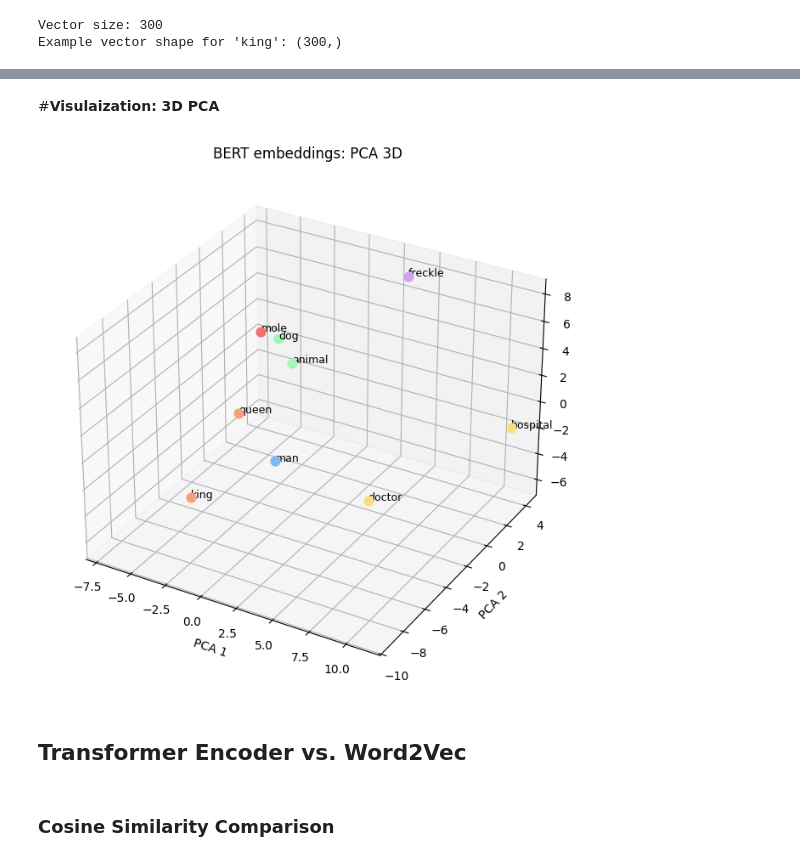
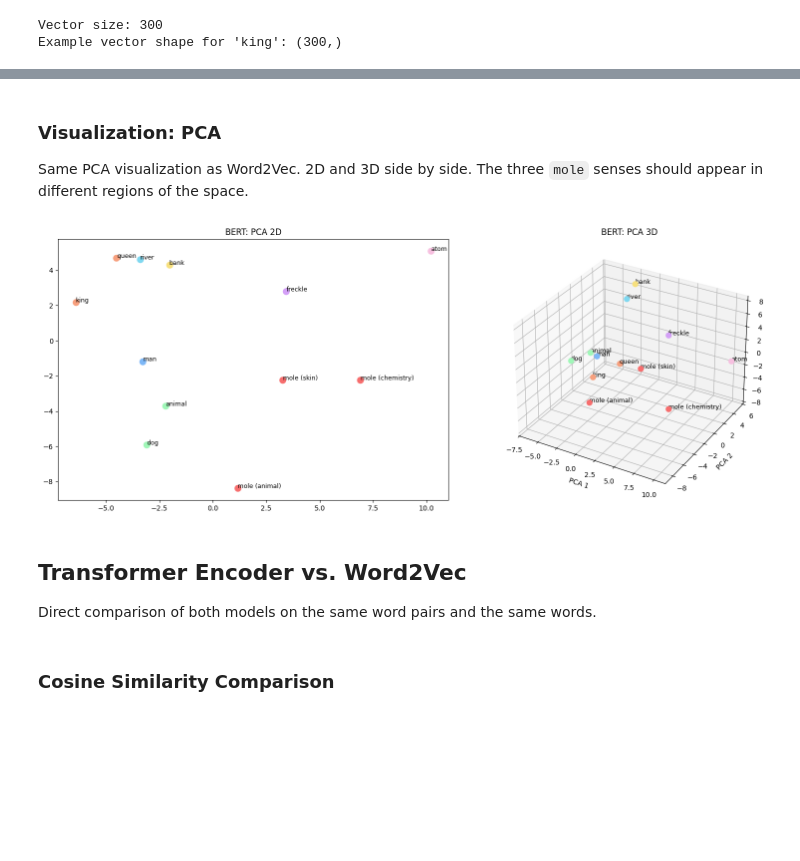
Before and after one commit to wlaszkiewicz/transformers-vs-word2vec, a Jupyter notebook: transformers_vs_word2vec.ipynb, the cells around one changed output, grey strips where cells are left out. Saved outputs shown, nothing was run; the diff lists cells and outputs as text; code cells hidden in the pictures; blank space fills up the shorter version.

```diff
--- a/transformers_vs_word2vec.ipynb
+++ b/transformers_vs_word2vec.ipynb
@@ -257,3 +298,5 @@ Notes:
 # %%
-bert_vectors = np.array([get_bert_embedding(sent, word)
-                         for word, sent in word_sentences.items()])
+bert_vectors = np.array([
+    get_bert_embedding(sent, target)
+    for label, (sent, target) in bert_sentences.items()
+])
@@ -262,10 +302,0 @@ bert_vectors = np.array([get_bert_embedding(sent, word)
-# %%
-bert_2d = PCA(n_components=2).fit_transform(bert_vectors)
-
-plt.figure(figsize=(10, 7))
-for word, (x, y) in zip(words, bert_2d):
-    color = group_colors[word_groups[word]]
-    plt.scatter(x, y, color=color, s=80)
-    plt.text(x + 0.01, y + 0.01, word, fontsize=9)
-plt.title('BERT embeddings: PCA 2D')
-plt.show()
@@ -274,22 +303,40 @@ plt.show()
-# %% [markdown]
-#**Visulaization: 3D PCA**
+# %% [markdown]
+### Visualization: PCA
+
+Same PCA visualization as Word2Vec. 2D and 3D side by side. The three `mole` senses should appear in different regions of the space.
 # %%
+bert_2d = PCA(n_components=2).fit_transform(bert_vectors)
 bert_3d_vecs = PCA(n_components=3).fit_transform(bert_vectors)
 
-fig = plt.figure(figsize=(10, 8))
-ax = fig.add_subplot(projection='3d')
-for i, word in enumerate(words):
-    color = group_colors[word_groups[word]]
-    ax.scatter(bert_3d_vecs[i, 0], bert_3d_vecs[i, 1], bert_3d_vecs[i, 2], color=color, s=60)
-    ax.text(bert_3d_vecs[i, 0], bert_3d_vecs[i, 1], bert_3d_vecs[i, 2], word, size=9)
-ax.set_xlabel('PCA 1')
-ax.set_ylabel('PCA 2')
-ax.set_zlabel('PCA 3')
-ax.set_title('BERT embeddings: PCA 3D')
+fig = plt.figure(figsize=(16, 6))
+
+# 2D
+ax2 = fig.add_subplot(121)
+for i, word in enumerate(bert_words):
+    c = group_colors[word_groups[word]]
+    x, y = bert_2d[i]
+    ax2.scatter(x, y, color=c, s=80)
+    ax2.text(x + 0.01, y + 0.01, word, fontsize=9)
+ax2.set_title('BERT: PCA 2D')
+
+# 3D
+ax3 = fig.add_subplot(122, projection='3d')
+for i, word in enumerate(bert_words):
+    c = group_colors[word_groups[word]]
+    ax3.scatter(bert_3d_vecs[i, 0], bert_3d_vecs[i, 1], bert_3d_vecs[i, 2], color=c, s=60)
+    ax3.text(bert_3d_vecs[i, 0], bert_3d_vecs[i, 1], bert_3d_vecs[i, 2], word, size=9)
+ax3.set_xlabel('PCA 1')
+ax3.set_ylabel('PCA 2')
+ax3.set_zlabel('PCA 3')
+ax3.set_title('BERT: PCA 3D')
+
+plt.tight_layout()
 plt.show()
 # %% [output]
-[figure, old version]
+[figure, new version]
-# %% [markdown]
-## Transformer Encoder vs. Word2Vec
+# %% [markdown]
+## Transformer Encoder vs. Word2Vec
+
+Direct comparison of both models on the same word pairs and the same words.
 # %% [markdown]
 ### Cosine Similarity Comparison
```
Also changed, not shown: parts of 33 cells of this notebook, 2 other files.
